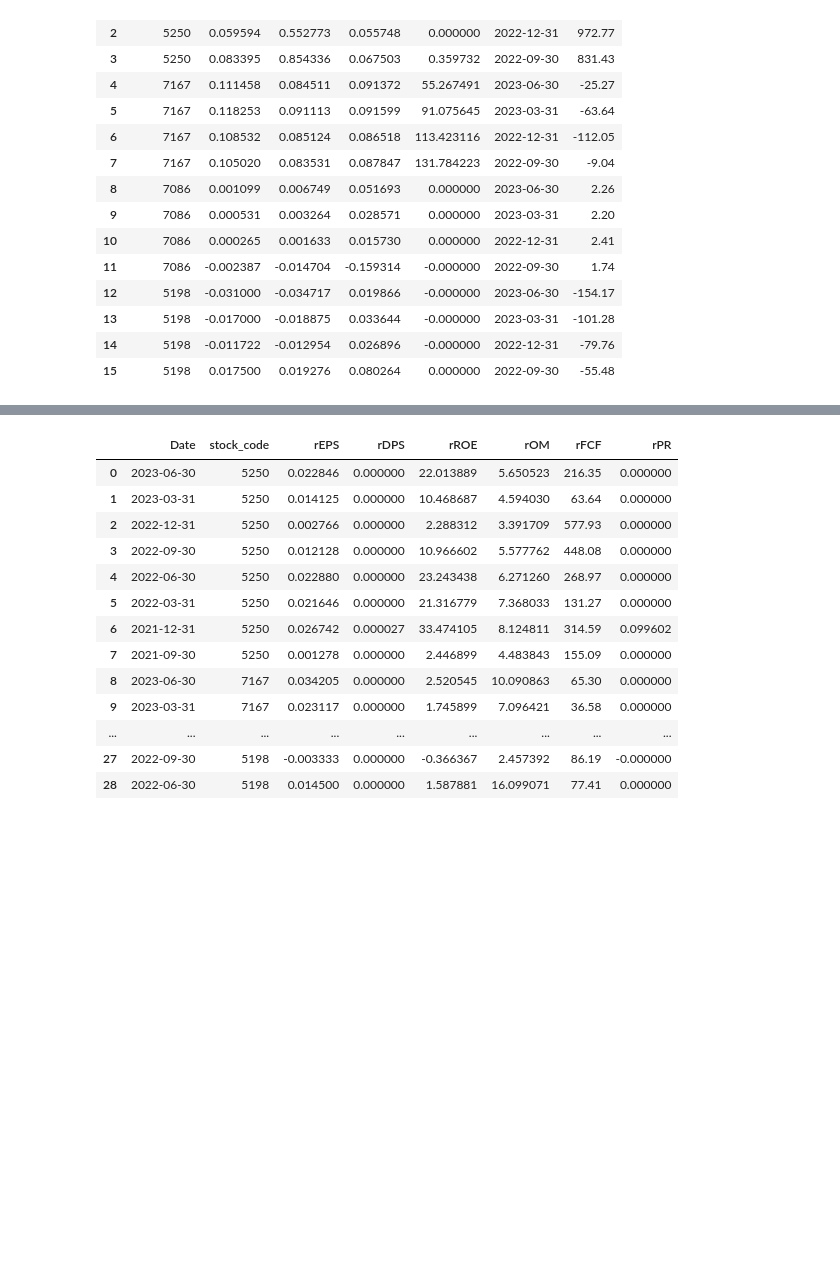
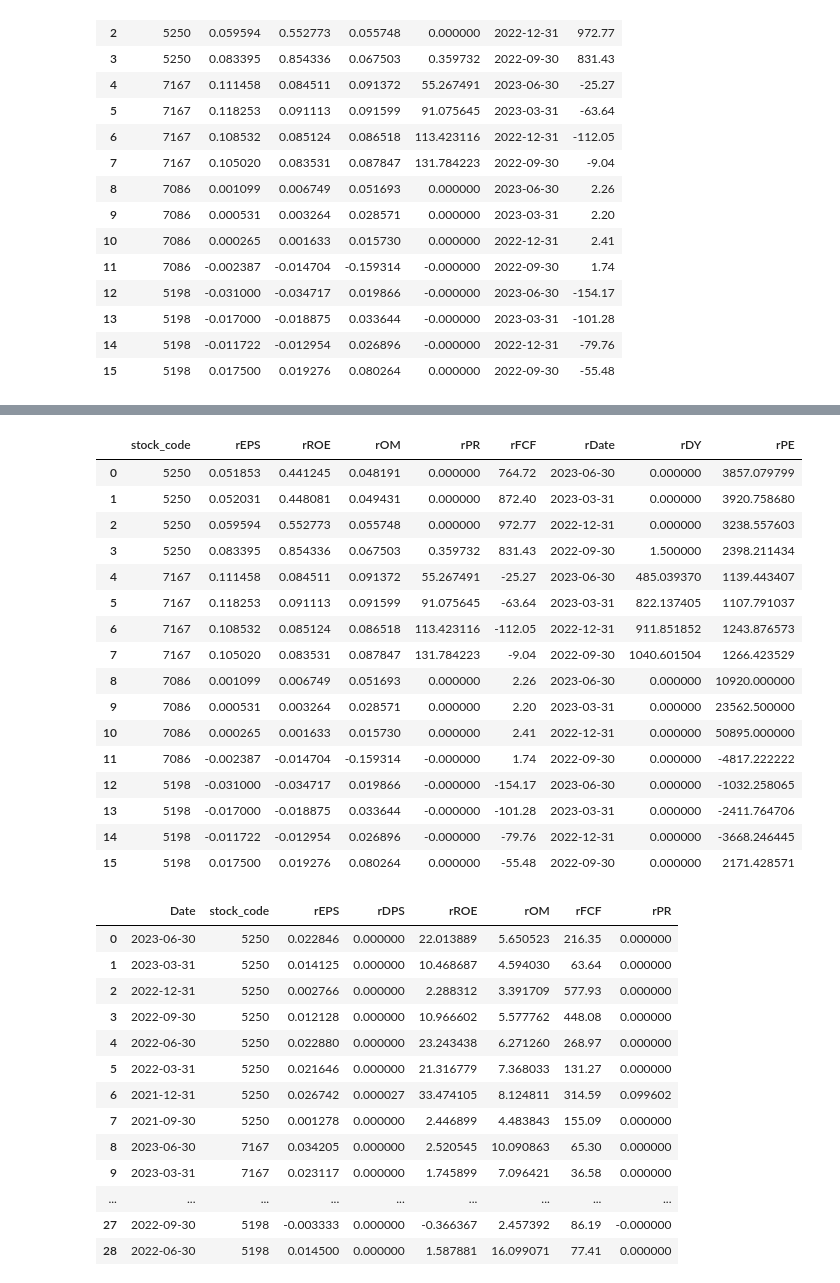
Before and after one commit to aidan-swin/Stock-Investment-Strategy, a Jupyter notebook: website/5_Div_Foundation_Analysis_PartIII.ipynb, the cells around one changed output, grey strips where cells are left out. Saved outputs shown, nothing was run; the diff lists cells and outputs as text; code cells hidden in the pictures; blank space fills up the shorter version.

```diff
--- a/website/5_Div_Foundation_Analysis_PartIII.ipynb
+++ b/website/5_Div_Foundation_Analysis_PartIII.ipynb
@@ -425,3 +425,77 @@ Stock Code: 5198
 | 13 | 5198 | -0.017000 | -0.018875 | 0.033644 | -0.000000 | 2023-03-31 | -101.28 |
 | 14 | 5198 | -0.011722 | -0.012954 | 0.026896 | -0.000000 | 2022-12-31 | -79.76 |
 | 15 | 5198 | 0.017500 | 0.019276 | 0.080264 | 0.000000 | 2022-09-30 | -55.48 |
+# %%
+import pandas as pd
+
+# Read historical price data from the CSV file
+historical_prices_df = pd.read_csv('exports/historicalprices.csv')
+historical_prices_df['Date'] = pd.to_datetime(historical_prices_df['Date'])
+
+# Create an empty DataFrame to store the results
+resulting_df = pd.DataFrame(columns=['stock_code', 'rEPS', 'rROE', 'rOM', 'rPR', 'rFCF', 'rDate'])
+
+unique_stock_codes = results_df['stock_code'].unique()
+
+for stock_code in unique_stock_codes:
+    filtered_df = results_df[results_df['stock_code'] == stock_code]
+    filtered_df = filtered_df.reset_index(drop=True)
+
+    for i in range(4, len(filtered_df)):
+        # Calculate the average of the last four quarters' capital expenditures
+        average_shares = sum(filtered_df['Shares Outstanding'].iloc[i - 4:i]) / 4
+        average_equity = sum(filtered_df['Total Equity'].iloc[i - 4:i]) / 4
+
+        sum_income = sum(filtered_df['Net Income'].iloc[i - 4:i])
+        sum_revenue = sum(filtered_df['Revenue'].iloc[i - 4:i])
+        sum_operating_income = sum(filtered_df['Operating Income'].iloc[i - 4:i])
+        sum_gross_dividend = sum(filtered_df['Gross Dividend'].iloc[i - 4:i])
+        sum_operating_cash_flow = sum(filtered_df['Operating Cash Flow'].iloc[i - 4:i])
+        sum_capital_expenditures = sum(filtered_df['Capital Expenditures'].iloc[i - 4:i])
+
+        # Calculate rPE and rDY
+        rEPS = sum_income / average_shares
+        rDPS = sum_gross_dividend
+        stock_code = stock_code  # You may omit this line if stock_code doesn't change
+
+        rPE = 0  # Initialize rPE
+        rDY = 0  # Initialize rDY
+
+        if not historical_prices_df.empty:
+            last_recorded_date = historical_prices_df[
+                (historical_prices_df['stock_code'] == stock_code) &
+                (historical_prices_df['Date'].dt.month == filtered_df['Date'].iloc[i - 4].month)
+            ].sort_values(by='Date').iloc[-1]['Date']
+
+            closing_price = historical_prices_df[
+                (historical_prices_df['stock_code'] == stock_code) &
+                (historical_prices_df['Date'] == last_recorded_date)
+            ]['Close'].values[0]
+
+            # Calculate rPE and rDY
+            rPE = (closing_price / rEPS) * 100
+            rDY = (rDPS / closing_price) * 100
+
+        # Create a dictionary with the calculated values
+        calculated_data = {
+            'stock_code': stock_code,
+            'rEPS': rEPS,
+            'rROE': sum_income / average_equity,
+            'rOM': sum_operating_income / sum_revenue,
+            'rPR': rDPS / rEPS,
+            'rFCF': sum_operating_cash_flow - sum_capital_expenditures,
+            'rDate': filtered_df['Date'].iloc[i - 4],
+            'rPE': rPE,
+            'rDY': rDY
+        }
+
+        # Append the dictionary as a new row to the resulting DataFrame
+        resulting_df = resulting_df.append(calculated_data, ignore_index=True)
+
+    print(f"Stock Code: {stock_code}")
+    print(resulting_df[resulting_df['stock_code'] == stock_code])
+    print("\n")
+
+# Display the final resulting DataFrame
+resulting_df
+# %% [output]
@@ -428,3 +543,20 @@ Stock Code: 5198
+|  | stock_code | rEPS | rROE | rOM | rPR | rFCF | rDate | rDY | rPE |
+| 0 | 5250 | 0.051853 | 0.441245 | 0.048191 | 0.000000 | 764.72 | 2023-06-30 | 0.000000 | 3857.079799 |
+| 1 | 5250 | 0.052031 | 0.448081 | 0.049431 | 0.000000 | 872.40 | 2023-03-31 | 0.000000 | 3920.758680 |
+| 2 | 5250 | 0.059594 | 0.552773 | 0.055748 | 0.000000 | 972.77 | 2022-12-31 | 0.000000 | 3238.557603 |
+| 3 | 5250 | 0.083395 | 0.854336 | 0.067503 | 0.359732 | 831.43 | 2022-09-30 | 1.500000 | 2398.211434 |
+| 4 | 7167 | 0.111458 | 0.084511 | 0.091372 | 55.267491 | -25.27 | 2023-06-30 | 485.039370 | 1139.443407 |
+| 5 | 7167 | 0.118253 | 0.091113 | 0.091599 | 91.075645 | -63.64 | 2023-03-31 | 822.137405 | 1107.791037 |
+| 6 | 7167 | 0.108532 | 0.085124 | 0.086518 | 113.423116 | -112.05 | 2022-12-31 | 911.851852 | 1243.876573 |
+| 7 | 7167 | 0.105020 | 0.083531 | 0.087847 | 131.784223 | -9.04 | 2022-09-30 | 1040.601504 | 1266.423529 |
+| 8 | 7086 | 0.001099 | 0.006749 | 0.051693 | 0.000000 | 2.26 | 2023-06-30 | 0.000000 | 10920.000000 |
+| 9 | 7086 | 0.000531 | 0.003264 | 0.028571 | 0.000000 | 2.20 | 2023-03-31 | 0.000000 | 23562.500000 |
+| 10 | 7086 | 0.000265 | 0.001633 | 0.015730 | 0.000000 | 2.41 | 2022-12-31 | 0.000000 | 50895.000000 |
+| 11 | 7086 | -0.002387 | -0.014704 | -0.159314 | -0.000000 | 1.74 | 2022-09-30 | 0.000000 | -4817.222222 |
+| 12 | 5198 | -0.031000 | -0.034717 | 0.019866 | -0.000000 | -154.17 | 2023-06-30 | 0.000000 | -1032.258065 |
+| 13 | 5198 | -0.017000 | -0.018875 | 0.033644 | -0.000000 | -101.28 | 2023-03-31 | 0.000000 | -2411.764706 |
+| 14 | 5198 | -0.011722 | -0.012954 | 0.026896 | -0.000000 | -79.76 | 2022-12-31 | 0.000000 | -3668.246445 |
+| 15 | 5198 | 0.017500 | 0.019276 | 0.080264 | 0.000000 | -55.48 | 2022-09-30 | 0.000000 | 2171.428571 |
 # %%
 import pandas as pd
 
```
Also changed, not shown: parts of 1 cell of this notebook, 1 other file.
